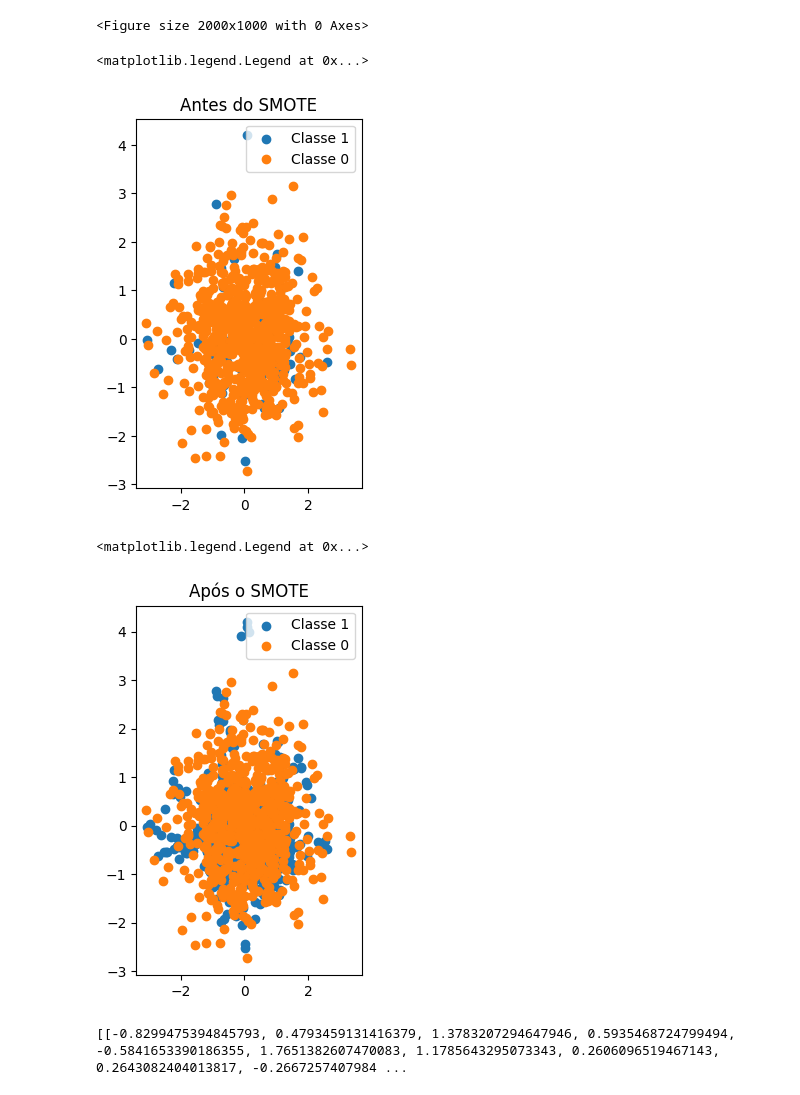
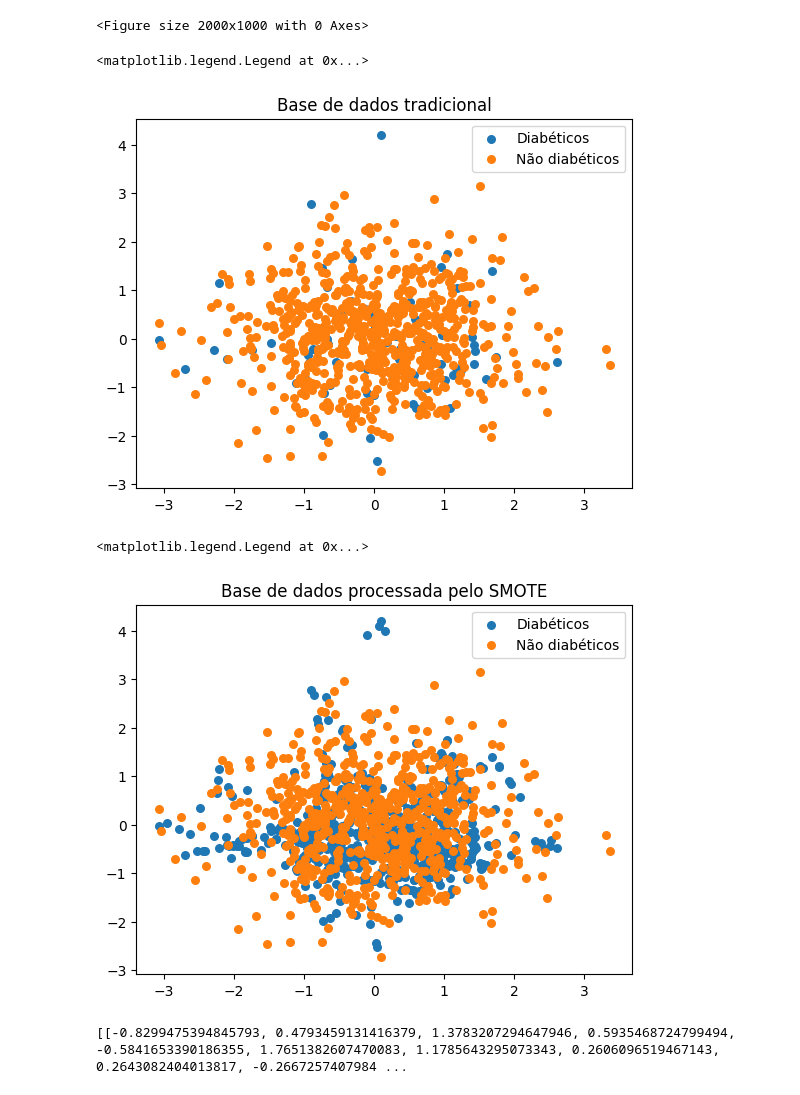
Before and after one commit to joaoPedroJPBR/TCC, a Jupyter notebook: scripts/smote.ipynb, the cells around one changed output. Cells and saved outputs as stored; diff of their text form; code cells hidden in the pictures.

Commit message:
Changing the view of data after SMOTE

```diff
--- a/scripts/smote.ipynb
+++ b/scripts/smote.ipynb
@@ -38,23 +38,21 @@ plt.figure(figsize=(20, 10))
 <Figure size 2000x1000 with 0 Axes>
 <Figure size 2000x1000 with 0 Axes>
 # %%
-plt.subplot(1, 2, 1)
-plt.scatter(X_train[y_train == 0][:, 0], X_train[y_train == 0][:, 1], label="Classe 1")
-plt.scatter(X_train[y_train == 1][:, 0], X_train[y_train == 1][:, 1], label="Classe 0")
-plt.title("Antes do SMOTE")
+plt.scatter(X_train[y_train == 0][:, 0], X_train[y_train == 0][:, 1], label="Diabéticos",s=30)
+plt.scatter(X_train[y_train == 1][:, 0], X_train[y_train == 1][:, 1], label="Não diabéticos",s=30)
+plt.title("Base de dados tradicional")
 plt.legend()
 # %% [output]
 <matplotlib.legend.Legend at 0x...>
-[figure, old version]
+[figure, new version]
 # %%
-plt.subplot(1, 2, 2)
-plt.scatter(X_res[y_res == 0][:, 0], X_res[y_res == 0][:, 1], label="Classe 1")
-plt.scatter(X_res[y_res == 1][:, 0], X_res[y_res == 1][:, 1], label="Classe 0")
-plt.title("Após o SMOTE")
+plt.scatter(X_res[y_res == 0][:, 0], X_res[y_res == 0][:, 1], label="Diabéticos",s=30)
+plt.scatter(X_res[y_res == 1][:, 0], X_res[y_res == 1][:, 1], label="Não diabéticos",s=30)
+plt.title("Base de dados processada pelo SMOTE")
 plt.legend()
 # %% [output]
 <matplotlib.legend.Legend at 0x...>
-[figure, old version]
+[figure, new version]
 # %%
 plt.show()
 # %%
```
Also changed, not shown: 1 other file.
